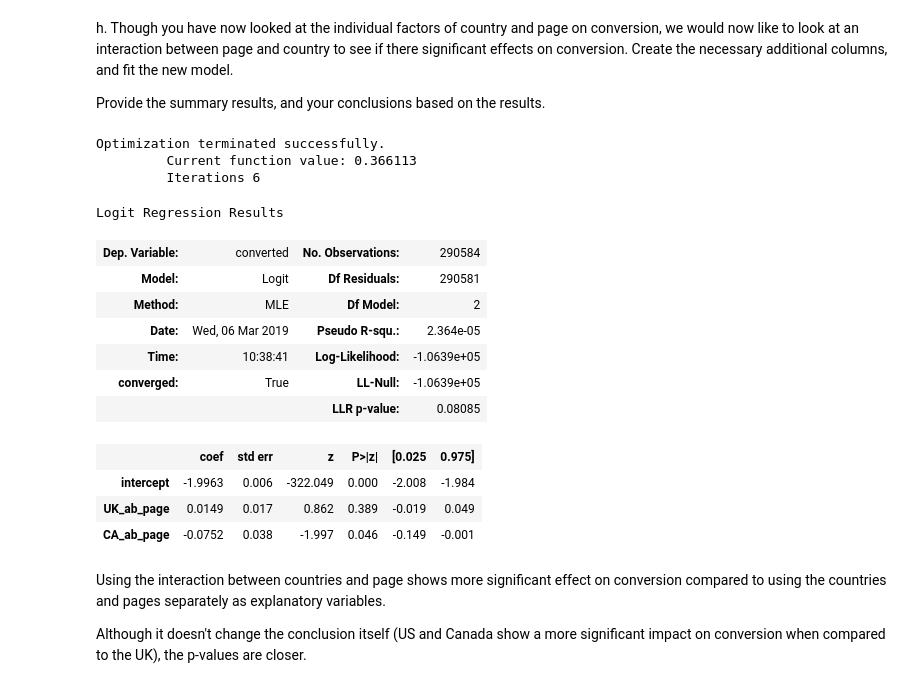
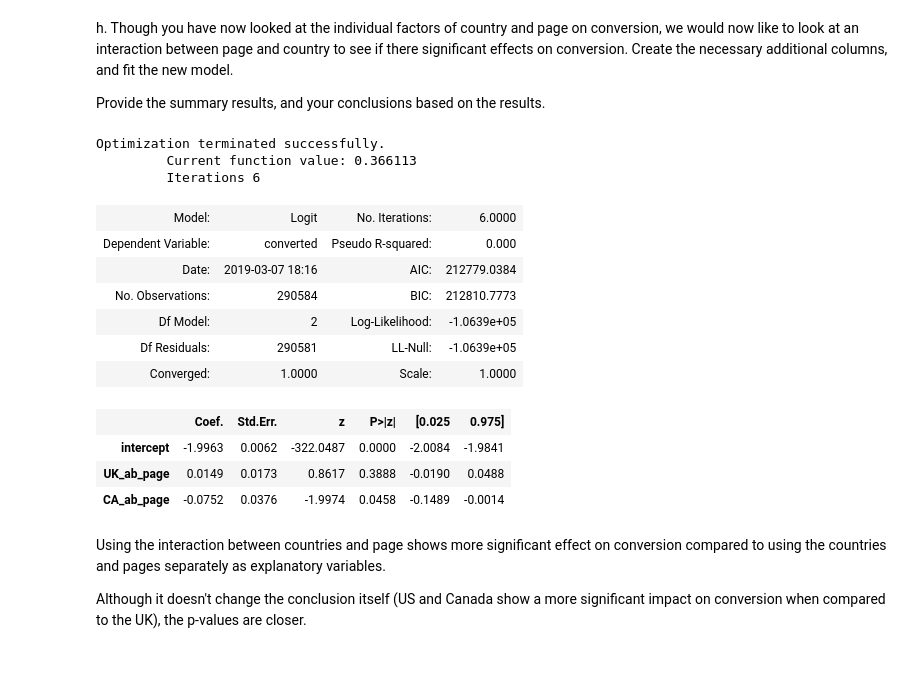
Before and after one commit to bthodla/danano, a Jupyter notebook: prj3/resubmission1/Analyze_ab_test_results_notebook.ipynb, the cells around one changed output. Drawn from its saved outputs; the diff is of its cells as text; code cells hidden in the pictures.

```diff
--- a/prj3/resubmission1/Analyze_ab_test_results_notebook.ipynb
+++ b/prj3/resubmission1/Analyze_ab_test_results_notebook.ipynb
@@ -406,27 +404,26 @@ Provide the summary results, and your conclusions based on the results.
 # %%
 df3['UK_ab_page'] = df3['UK'] * df3['ab_page']
 df3['CA_ab_page'] = df3['CA'] * df3['ab_page']
 
 log_mdl_country_combined = sm.Logit(df3['converted'], df3[['intercept', 'UK_ab_page', 'CA_ab_page']])
 results_country_combined = log_mdl_country_combined.fit()
 
-results_country_combined.summary()
+results_country_combined.summary2()
 # %% [output]
 Optimization terminated successfully.
          Current function value: 0.366113
          Iterations 6
-Logit Regression Results
-| Dep. Variable: | converted | No. Observations: | 290584 |
-| Model: | Logit | Df Residuals: | 290581 |
-| Method: | MLE | Df Model: | 2 |
-| Date: | Wed, 06 Mar 2019 | Pseudo R-squ.: | 2.364e-05 |
-| Time: | 10:38:41 | Log-Likelihood: | -1.0639e+05 |
-| converged: | True | LL-Null: | -1.0639e+05 |
-|  |  | LLR p-value: | 0.08085 |
+| Model: | Logit | No. Iterations: | 6.0000 |
+| Dependent Variable: | converted | Pseudo R-squared: | 0.000 |
+| Date: | 2019-03-07 18:16 | AIC: | 212779.0384 |
+| No. Observations: | 290584 | BIC: | 212810.7773 |
+| Df Model: | 2 | Log-Likelihood: | -1.0639e+05 |
+| Df Residuals: | 290581 | LL-Null: | -1.0639e+05 |
+| Converged: | 1.0000 | Scale: | 1.0000 |
-|  | coef | std err | z | P>|z| | [0.025 | 0.975] |
-| intercept | -1.9963 | 0.006 | -322.049 | 0.000 | -2.008 | -1.984 |
-| UK_ab_page | 0.0149 | 0.017 | 0.862 | 0.389 | -0.019 | 0.049 |
-| CA_ab_page | -0.0752 | 0.038 | -1.997 | 0.046 | -0.149 | -0.001 |
+|  | Coef. | Std.Err. | z | P>|z| | [0.025 | 0.975] |
+| intercept | -1.9963 | 0.0062 | -322.0487 | 0.0000 | -2.0084 | -1.9841 |
+| UK_ab_page | 0.0149 | 0.0173 | 0.8617 | 0.3888 | -0.0190 | 0.0488 |
+| CA_ab_page | -0.0752 | 0.0376 | -1.9974 | 0.0458 | -0.1489 | -0.0014 |
 # %% [markdown]
 Using the interaction between countries and page shows more significant effect on conversion compared to using the countries and pages separately as explanatory variables.
 
```
Also changed, not shown: parts of 7 cells of this notebook.
